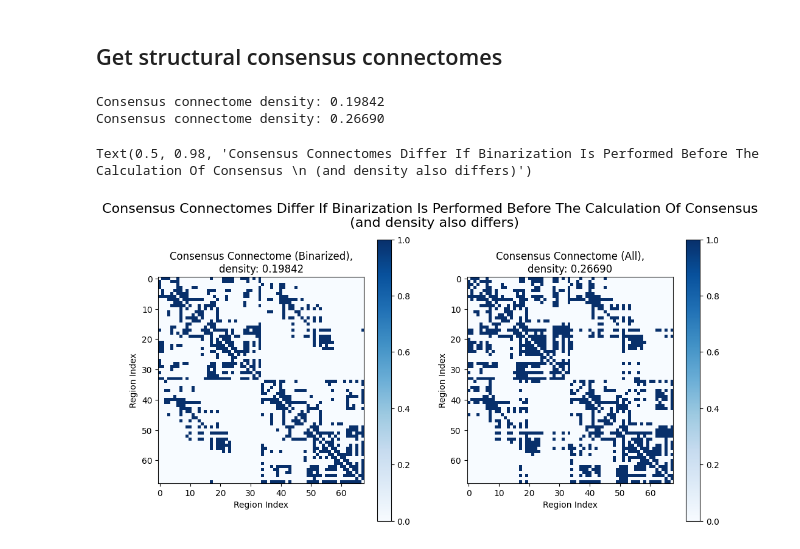
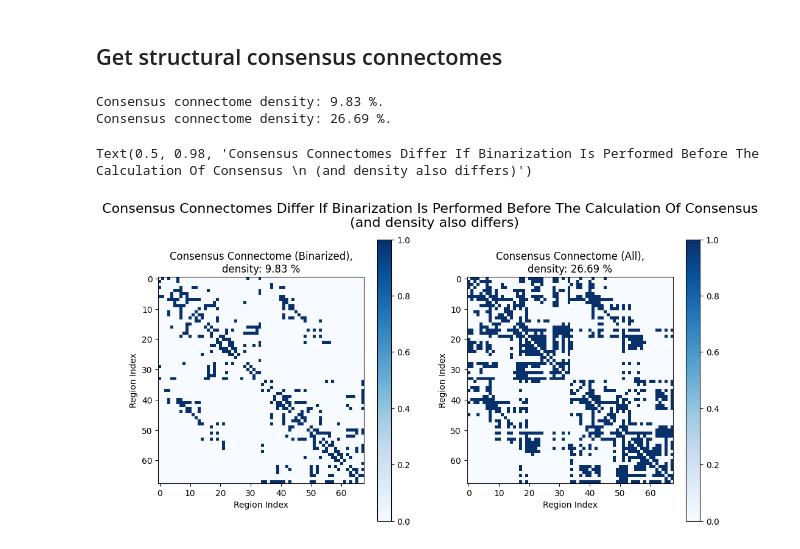
Before and after one commit to ad045/simba, a Jupyter notebook: notebooks/01_preprocessing.ipynb, the cells around one changed output. Drawn from its saved outputs; the diff is of its cells as text; code cells hidden in the pictures.

Commit message:
Used now netneurotools.network.threshold_network

```diff
--- a/notebooks/01_preprocessing.ipynb
+++ b/notebooks/01_preprocessing.ipynb
@@ -82,4 +69,7 @@ Statistics of all connectomes:
 # %%
 from netneurotools.networks import threshold_network
 
-binarized_network_2 = threshold_network(all_connectomes[0], retain=10)
+goal_density = 10 # in percent
+connectomes_binarized = np.array([threshold_network(all_connectomes[i], retain=10) for i in range(len(all_connectomes))])
+connectome_densities = np.array([bct.density_und(connectomes_binarized[i])[0] for i in range(len(connectomes_binarized))])
+print(f"Average density over all {len(connectomes_binarized)} subjects: {np.mean(connectome_densities)*100:.3f} percent.")
@@ -196,12 +77,0 @@ def binarize_to_fixed_density(connectomes, target=0.10, max_iter=50, tol=1e-4):
-# %%
-# all_connectomes: your (70, 68, 68) array from h5py
-connectomes_binarized, densities, thresholds = binarize_to_fixed_density(all_connectomes, target=0.20)
-
-print(f"densities (mean ± sd) : {densities.mean():.5f} ± {densities.std():.5f}")
-# should read ≈ 0.20000 ± ~1e-4
-plt.hist(densities, bins=20, alpha= 0.7)
-
-# save np array connectomes_binarized
-np.save(PREPROCESSED_PATH + "/connectomes_binarized.npy", connectomes_binarized)
-
-connectomes_binarized.shape # (70, 68, 68)
@@ -257,5 +119,5 @@ df_graph_measures_bin
 # %%
-df_identifiers = pd.read_csv(DATA_PATH + "/preprocessed/00_just_converted_for_matlab_and_python/data_10_consensus/05_roi_names_rsn_name_hemisphere_68.csv",
+df_identifiers = pd.read_csv(INPUT_DATA_PATH / "data_10_consensus/05_roi_names_rsn_name_hemisphere_68.csv",
                              header=None,
                              names=["roi_name", "roi_name_short", "rsn_name", "hemisphere"])
 
@@ -268,7 +130,7 @@ hemi_id = np.array(hemi_id)
 df_identifiers = df_identifiers.applymap(lambda x: x.strip() if isinstance(x, str) else x)  # strip \r, \n, spaces
 
 # save identifiers
-df_identifiers.to_csv(PREPROCESSED_PATH + "/df_identifiers.csv")
+df_identifiers.to_csv(PREPROCESSED_PATH / "df_identifiers.csv")
 df_identifiers
 # %% [output]
 |  | roi_name | roi_name_short | rsn_name | hemisphere | hemi_id |
@@ -287,45 +149,45 @@ df_identifiers
 # %% [markdown]
 ## Get structural consensus connectomes
 # %%
-# Build consensus connectome from binarized connectomes -> Does not work, we are missing the hemi_id list.
+# Build consensus connectome from binarized connectomes
 from netneurotools.networks import struct_consensus
 
+# get consensus connectome of binarized network
 consensus_conn_bin = struct_consensus(connectomes_binarized.T, distance=dist_mat, hemiid=hemi_id.reshape(-1, 1))
-consensus_conn_all = struct_consensus(all_connectomes.T, distance=dist_mat, hemiid=hemi_id.reshape(-1, 1)) # , weighted=True)
+consensus_density_bin = bct.density_und(consensus_conn_bin)[0]
+print(f"Consensus connectome density: {consensus_density_bin*100:.2f} %.")
 
-# np.sum(consensus_conn_all-consensus_conn_bin) -> it makes a difference - I'll stay with the binarized connectome for now. (difference: 312)
-# consensus_conn_bin: Consensus connectome density: 0.19842
-# consensus_conn_all: Consensus connectome density: 0.26690
+# get consensure connectome of weighted network
+consensus_conn_all = struct_consensus(all_connectomes.T, distance=dist_mat, hemiid=hemi_id.reshape(-1, 1))
+consensus_density_all = bct.density_und(consensus_conn_all)[0]  #
+print(f"Consensus connectome density: {consensus_density_all*100:.2f} %.")
 
 # save consensus connectomes
-np.save(PREPROCESSED_PATH + "/consensus_connectome_bin.npy", consensus_conn_bin)
-np.save(PREPROCESSED_PATH + "/consensus_connectome_all.npy", consensus_conn_all)
+np.save(PREPROCESSED_PATH / "consensus_connectome_bin.npy", consensus_conn_bin)
+np.save(PREPROCESSED_PATH / "consensus_connectome_all.npy", consensus_conn_all)
+# %% [output]
+Consensus connectome density: 9.83 %.
+Consensus connectome density: 26.69 %.
 # %%
 plt.figure(figsize=(12, 6))
 
 plt.subplot(1,2,1)
 
 plt.imshow(consensus_conn_bin, cmap='Blues')
 plt.colorbar()
 plt.xlabel("Region Index")
 plt.ylabel("Region Index")
-consensus_density = bct.density_und(consensus_conn_bin)[0]
-print(f"Consensus connectome density: {consensus_density:.5f}")
-plt.title("Consensus Connectome (Binarized),\ndensity: {:.5f}".format(consensus_density))
+plt.title(f"Consensus Connectome (Binarized),\ndensity: {consensus_density_bin*100:.2f} %")
 
 
 plt.subplot(1,2,2)
 plt.imshow(consensus_conn_all, cmap='Blues')
 plt.colorbar()
 plt.xlabel("Region Index")
 plt.ylabel("Region Index")
-consensus_density = bct.density_und(consensus_conn_all)[0]  #
-print(f"Consensus connectome density: {consensus_density:.5f}")
-plt.title("Consensus Connectome (All),\ndensity: {:.5f}".format(consensus_density))
+plt.title(f"Consensus Connectome (All),\ndensity: {consensus_density_all*100:.2f} %")
 
 plt.suptitle("Consensus Connectomes Differ If Binarization Is Performed Before The Calculation Of Consensus \n (and density also differs)", fontsize=16)
 # %% [output]
-Consensus connectome density: 0.19842
-Consensus connectome density: 0.26690
+Text(0.5, 0.98, 'Consensus Connectomes Differ If Binarization Is Performed Before The Calculation Of Consensus \n (and density also differs)')
-Text(0.5, 0.98, 'Consensus Connectomes Differ If Binarization Is Performed Before The Calculation Of Consensus \n (and density also differs)')
-[figure, old version]
+[figure, new version]
```
Also changed, not shown: parts of 13 cells of this notebook, 1 other file.
